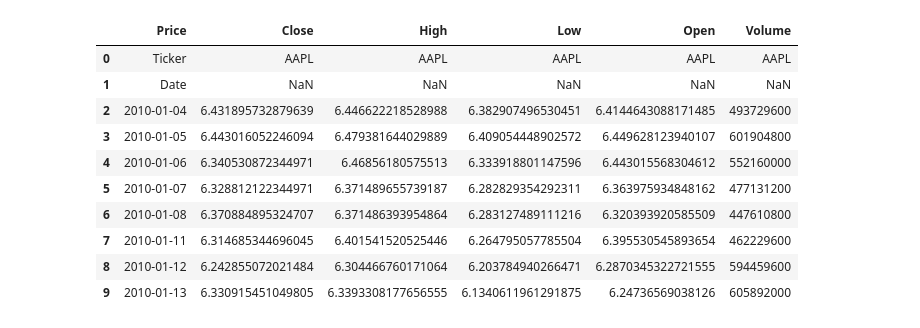
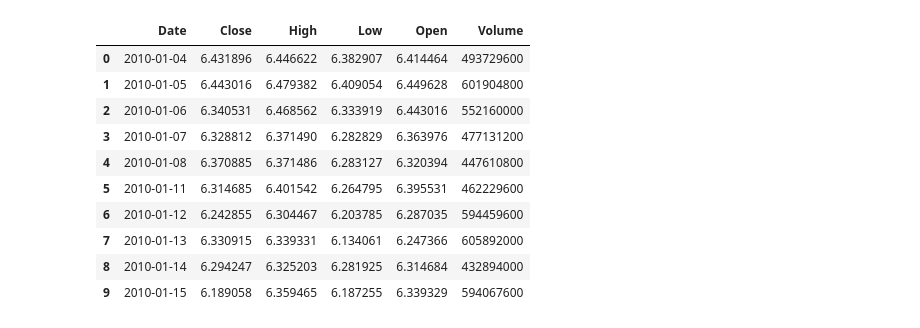
Before and after one commit to JoeyLiu435/Nasdaqtrading, a Jupyter notebook: eda/AAPL.ipynb, the cells around one changed output. Cells and saved outputs as stored; diff of their text form; code cells hidden in the pictures.

Commit message:
AAPL eda

```diff
--- a/eda/AAPL.ipynb
+++ b/eda/AAPL.ipynb
@@ -4,15 +5,16 @@ import seaborn as sns
 # %%
-data = pd.read_csv("../data/nasdaq/AAPL.csv")
-data.head(10)
+column_names = ['Date', 'Close', 'High', 'Low', 'Open', 'Volume']
+df = pd.read_csv("../data/nasdaq/AAPL.csv",skiprows=3,names=column_names)
+df.head(10)
 # %% [output]
-|  | Price | Close | High | Low | Open | Volume |
-| 0 | Ticker | AAPL | AAPL | AAPL | AAPL | AAPL |
-| 1 | Date | NaN | NaN | NaN | NaN | NaN |
-| 2 | 2010-01-04 | 6.431895732879639 | 6.446622218528988 | 6.382907496530451 | 6.4144643088171485 | 493729600 |
-| 3 | 2010-01-05 | 6.443016052246094 | 6.479381644029889 | 6.409054448902572 | 6.449628123940107 | 601904800 |
-| 4 | 2010-01-06 | 6.340530872344971 | 6.46856180575513 | 6.333918801147596 | 6.443015568304612 | 552160000 |
-| 5 | 2010-01-07 | 6.328812122344971 | 6.371489655739187 | 6.282829354292311 | 6.363975934848162 | 477131200 |
-| 6 | 2010-01-08 | 6.370884895324707 | 6.371486393954864 | 6.283127489111216 | 6.320393920585509 | 447610800 |
-| 7 | 2010-01-11 | 6.314685344696045 | 6.401541520525446 | 6.264795057785504 | 6.395530545893654 | 462229600 |
-| 8 | 2010-01-12 | 6.242855072021484 | 6.304466760171064 | 6.203784940266471 | 6.2870345322721555 | 594459600 |
-| 9 | 2010-01-13 | 6.330915451049805 | 6.3393308177656555 | 6.1340611961291875 | 6.24736569038126 | 605892000 |
+|  | Date | Close | High | Low | Open | Volume |
+| 0 | 2010-01-04 | 6.431896 | 6.446622 | 6.382907 | 6.414464 | 493729600 |
+| 1 | 2010-01-05 | 6.443016 | 6.479382 | 6.409054 | 6.449628 | 601904800 |
+| 2 | 2010-01-06 | 6.340531 | 6.468562 | 6.333919 | 6.443016 | 552160000 |
+| 3 | 2010-01-07 | 6.328812 | 6.371490 | 6.282829 | 6.363976 | 477131200 |
+| 4 | 2010-01-08 | 6.370885 | 6.371486 | 6.283127 | 6.320394 | 447610800 |
+| 5 | 2010-01-11 | 6.314685 | 6.401542 | 6.264795 | 6.395531 | 462229600 |
+| 6 | 2010-01-12 | 6.242855 | 6.304467 | 6.203785 | 6.287035 | 594459600 |
+| 7 | 2010-01-13 | 6.330915 | 6.339331 | 6.134061 | 6.247366 | 605892000 |
+| 8 | 2010-01-14 | 6.294247 | 6.325203 | 6.281925 | 6.314684 | 432894000 |
+| 9 | 2010-01-15 | 6.189058 | 6.359465 | 6.187255 | 6.339329 | 594067600 |
```
Also changed, not shown: parts of 12 cells of this notebook, 2 other files.
